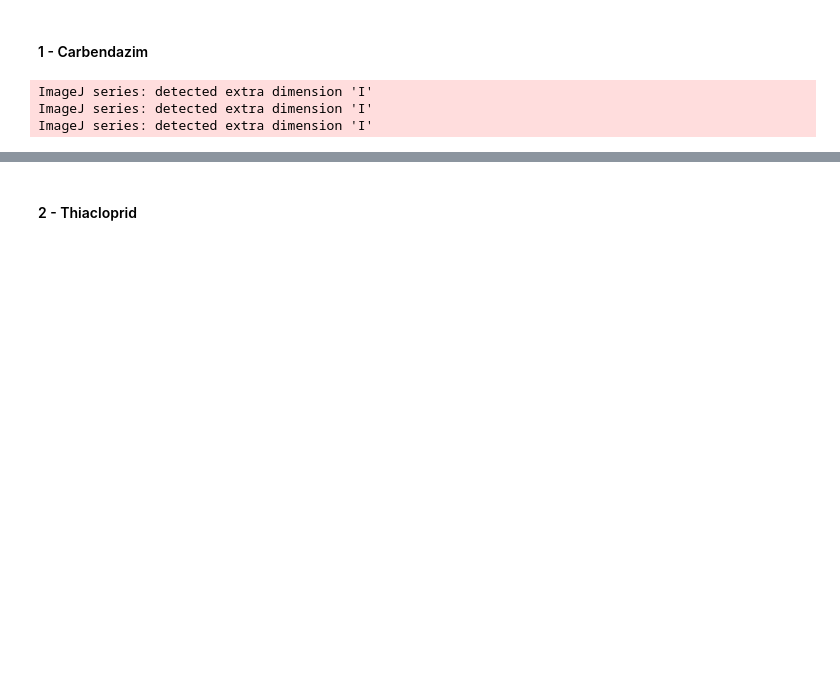
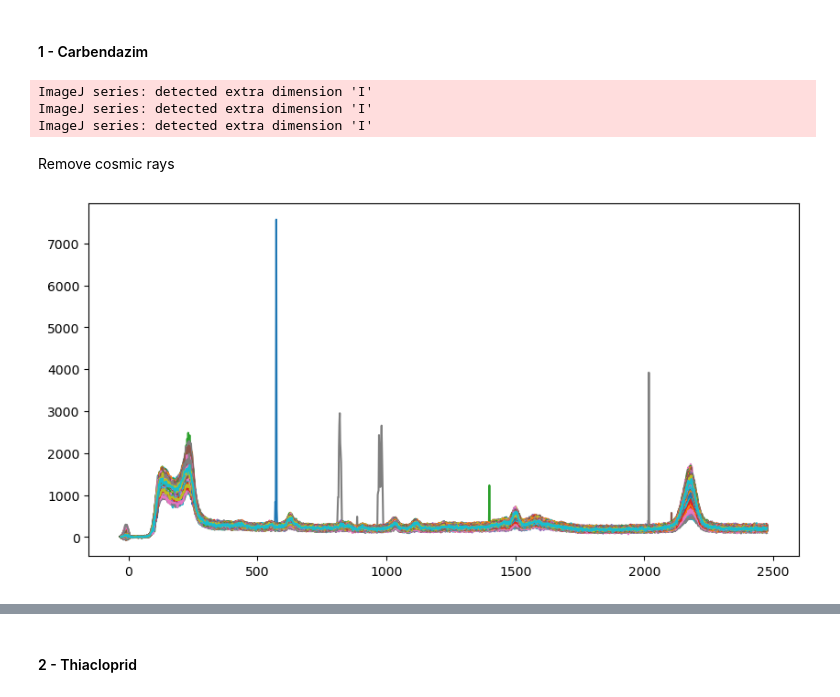
Before and after one commit to anva-kn/Raman, a Jupyter notebook: Calibration&Alignment.ipynb, the cells around one changed output, grey strips where cells are left out. Drawn from its saved outputs; the diff is of its cells as text; code cells hidden in the pictures; blank space fills up the shorter version.

```diff
--- a/Calibration&Alignment.ipynb
+++ b/Calibration&Alignment.ipynb
@@ -72,3 +72,11 @@ f_sup_sers, car_batch3_3min_mapping = rd.read_data("data/20220422 SERS data gene
 ImageJ series: detected extra dimension 'I'
 ImageJ series: detected extra dimension 'I'
 ImageJ series: detected extra dimension 'I'
+# %% [markdown]
+ Remove cosmic rays
+# %%
+# car_batch1_3min_mapping_no_cosmic = rpd.remove_cosmic_rays(car_batch1_3min_mapping, 10)
+car_batch2_3min_mapping_no_cosmic = rpd.remove_cosmic_rays(car_batch2_3min_mapping, 10)
+# car_batch3_3min_mapping_no_cosmic = rpd.remove_cosmic_rays(car_batch3_3min_mapping, 10)
+# %%
+car_batch2_3min_mapping_no_cosmic = rpd.remove_cosmic_rays(car_batch2_3min_mapping_no_cosmic, 10)
@@ -74,0 +90,11 @@ ImageJ series: detected extra dimension 'I'
+# %%
+# plot all the data from car_batch2_3min_mapping_no_cosmic with a loop
+# use rows as individual plots
+
+plt.figure(figsize=(10, 5))
+for i in range(len(car_batch2_3min_mapping_no_cosmic)):
+    plt.plot(f_sup_sers, car_batch1_3min_mapping_no_cosmic[i])
+
+plt.show()
+# %% [output]
+[figure, added]
```
Also changed, not shown: parts of 35 cells of this notebook, 1 other file.
